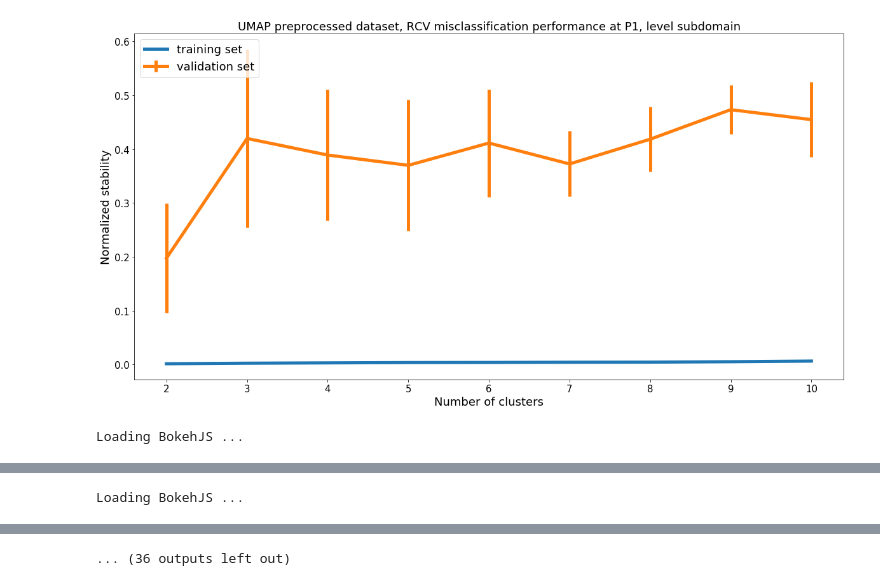
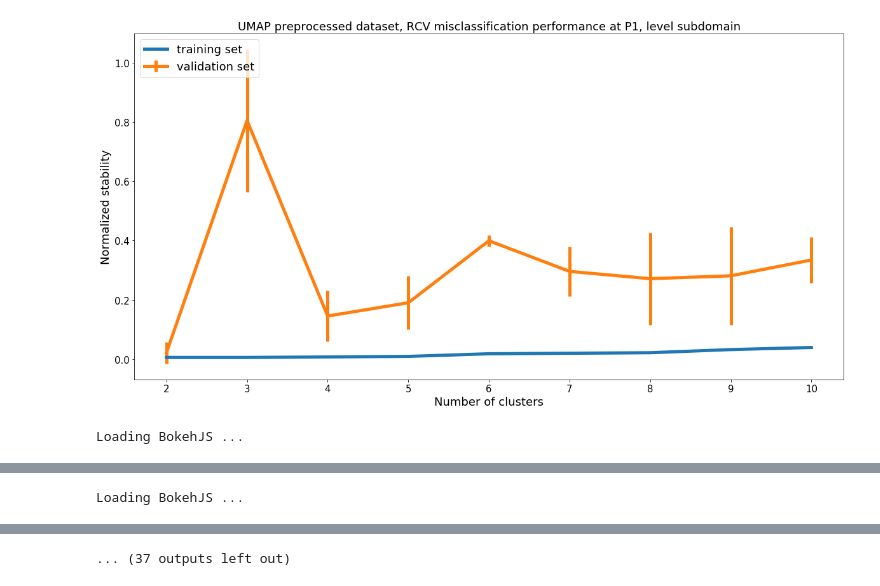
Before and after one commit to landiisotta/ndar-stratification, a Jupyter notebook: rcv_notebook.ipynb, the cells around one changed output, grey strips where cells are left out. Cells and saved outputs as stored; diff of their text form; code cells hidden in the pictures.

```diff
--- a/rcv_notebook.ipynb
+++ b/rcv_notebook.ipynb
@@ -31,3 +34,5 @@ rcv_method = RCV(ptype=2, include_age=('P1', 'P2'), trts_perc=0.45)
+# %%
+best_param = {'cv': 2, 'na_perc': 0.5, 'n_neigh': 15}
 # %%
-rcv_method.run_rcv(vineland, n_perc=0.35, n_neigh=5, cv_fold=10, cl_range=[2, 11], scatter=True, heatmap=True)
+dict_imp = rcv_method.run_rcv(vineland, demo_info, na_perc=best_param['na_perc'], n_neigh=best_param['n_neigh'], cv_fold=best_param['cv'], cl_range=[2, 11], scatter=True, heatmap=True)
 # %% [output]
@@ -47,4 +52,4 @@ Average - Min/Max percentage of missing informtion per subject:0.149466192170818
-[figure, old version]
+[figure, new version]
 Loading BokehJS ...
 [interactive output not drawn]
 [interactive output not drawn]
@@ -55,4 +60,4 @@ Loading BokehJS ...
 [interactive output not drawn]
 [interactive output not drawn]
 [interactive output not drawn]
-... (36 outputs left out)
+... (37 outputs left out)
```
Also changed, not shown: parts of 5 cells of this notebook, 10 other files.
